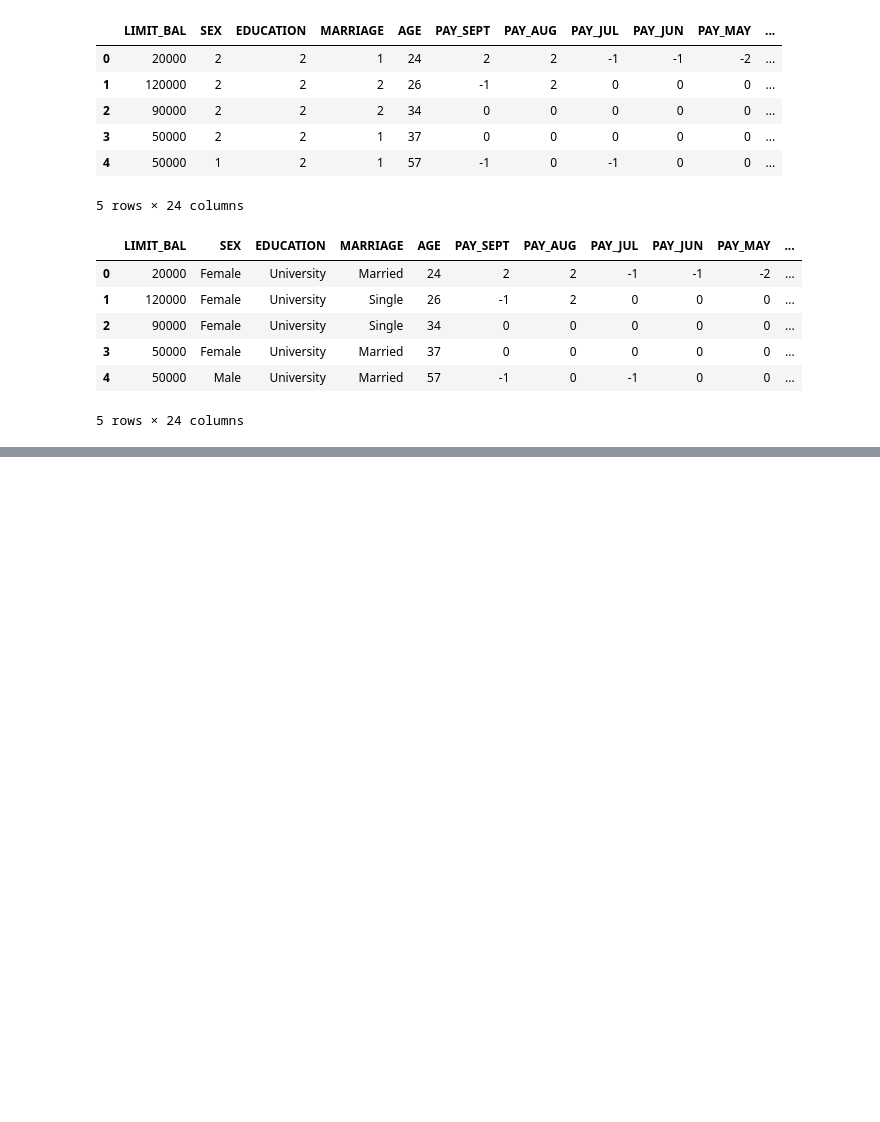
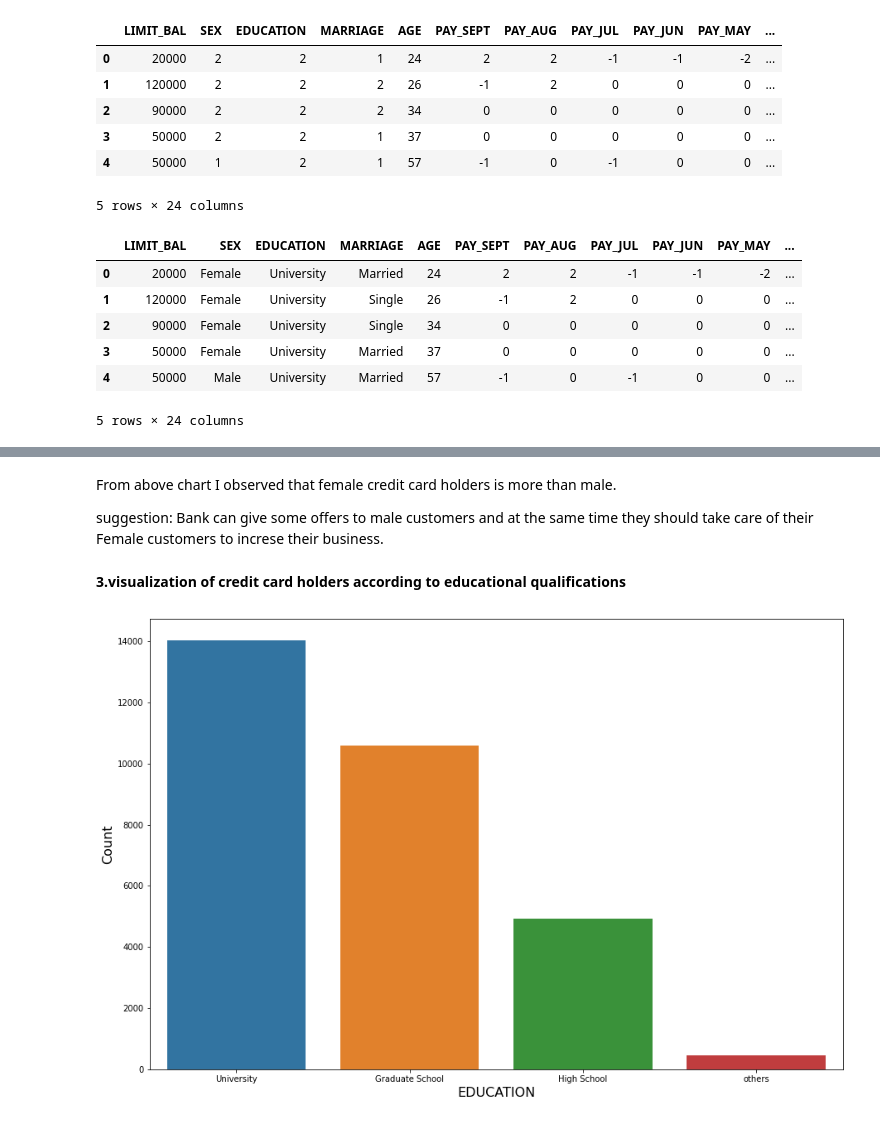
Before and after one commit to m123m12/credit-card-default-prediction, a Jupyter notebook: credit_card_default_prediction.ipynb, the cells around one changed output, grey strips where cells are left out. Cells and saved outputs as stored; diff of their text form; code cells hidden in the pictures; blank space fills up the shorter version.

```diff
--- a/credit_card_default_prediction.ipynb
+++ b/credit_card_default_prediction.ipynb
@@ -265,0 +295,15 @@ card_data.head()
+# %% [markdown]
+From above chart I observed that female credit card holders is more than male.
+
+suggestion: Bank can give some offers to male customers and at the same time they should take care of their Female customers to increse their business.
+# %% [markdown]
+**3.visualization of credit card holders according to educational qualifications**
+# %%
+# visualization of card holders according to education
+plt.figure(figsize=(15,10))
+sns.countplot(x='EDUCATION',data=card_data)
+plt.xlabel('EDUCATION',size=16)
+plt.ylabel('Count',size=16)
+plt.show()
+# %% [output]
+[figure, added]
```
Also changed, not shown: parts of 14 cells of this notebook.
